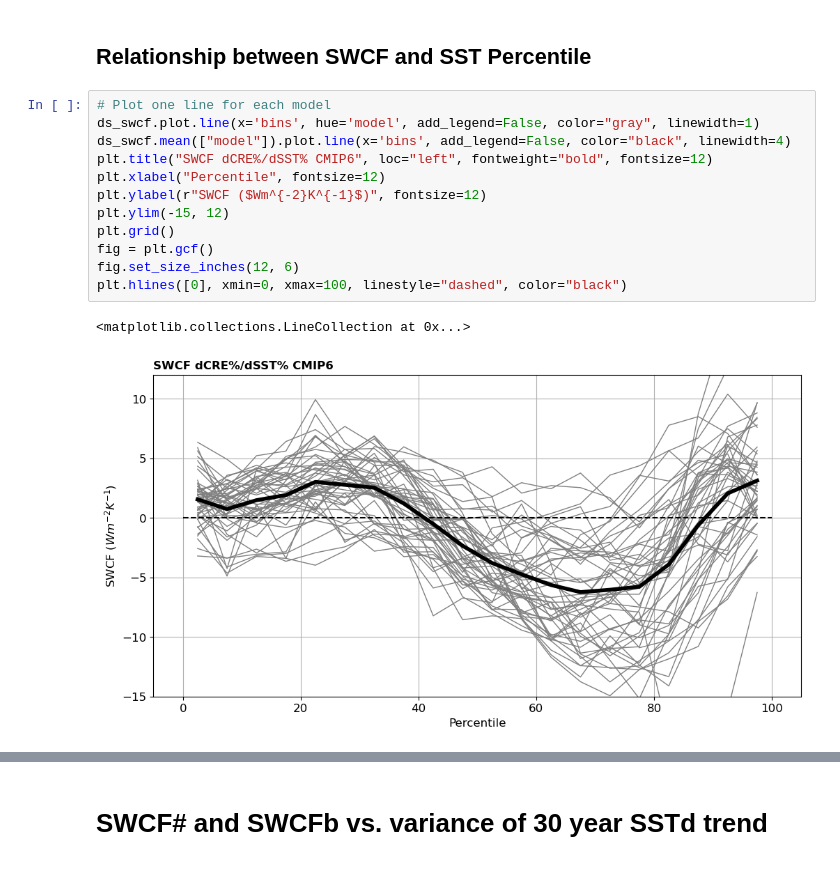
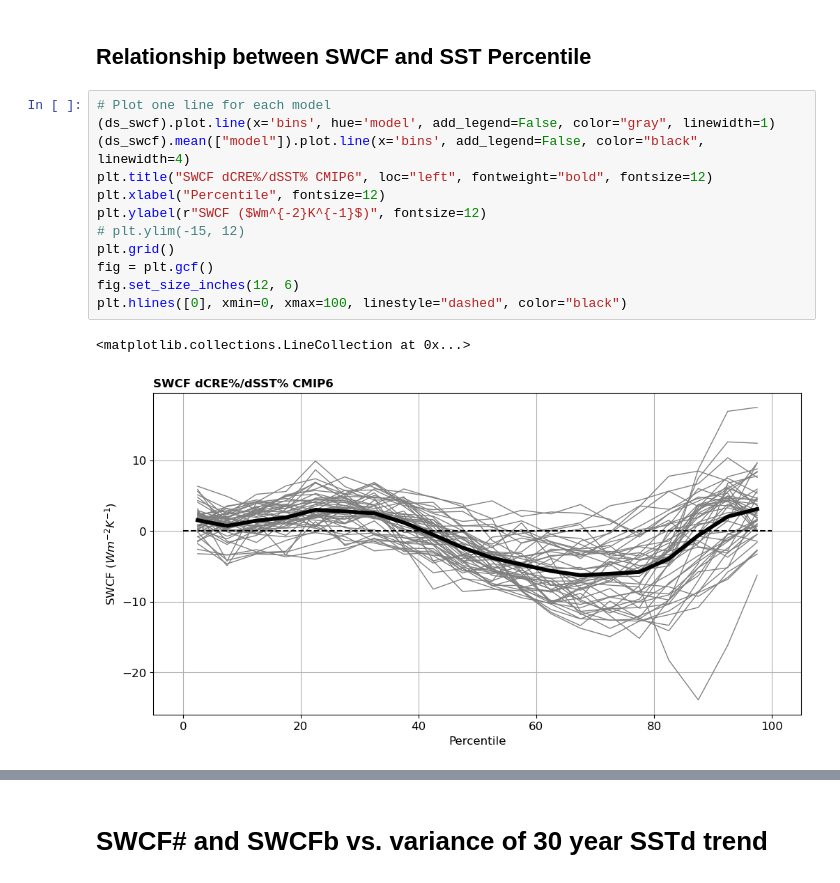
Before and after one commit to zacespinosa/tropical_pacific_clouds, a Jupyter notebook: SSTsharp.ipynb, the cells around one changed output, grey strips where cells are left out. Saved outputs shown, nothing was run; the diff lists cells and outputs as text.

Commit message:
whoot! figures maybe something out that is cool

```diff
--- a/SSTsharp.ipynb
+++ b/SSTsharp.ipynb
@@ -977,16 +1074,16 @@ ax2.grid()
 ## Relationship between SWCF and SST Percentile
 # %%
 # Plot one line for each model
-ds_swcf.plot.line(x='bins', hue='model', add_legend=False, color="gray", linewidth=1)
-ds_swcf.mean(["model"]).plot.line(x='bins', add_legend=False, color="black", linewidth=4)
+(ds_swcf).plot.line(x='bins', hue='model', add_legend=False, color="gray", linewidth=1)
+(ds_swcf).mean(["model"]).plot.line(x='bins', add_legend=False, color="black", linewidth=4)
 plt.title("SWCF dCRE%/dSST% CMIP6", loc="left", fontweight="bold", fontsize=12)
 plt.xlabel("Percentile", fontsize=12)
 plt.ylabel(r"SWCF ($Wm^{-2}K^{-1}$)", fontsize=12)
-plt.ylim(-15, 12)
+# plt.ylim(-15, 12)
 plt.grid()
 fig = plt.gcf()
 fig.set_size_inches(12, 6)
 plt.hlines([0], xmin=0, xmax=100, linestyle="dashed", color="black")
 # %% [output]
 <matplotlib.collections.LineCollection at 0x...>
-[figure, old version]
+[figure, new version]
```
Also changed, not shown: parts of 7 cells of this notebook, 49 other files.
